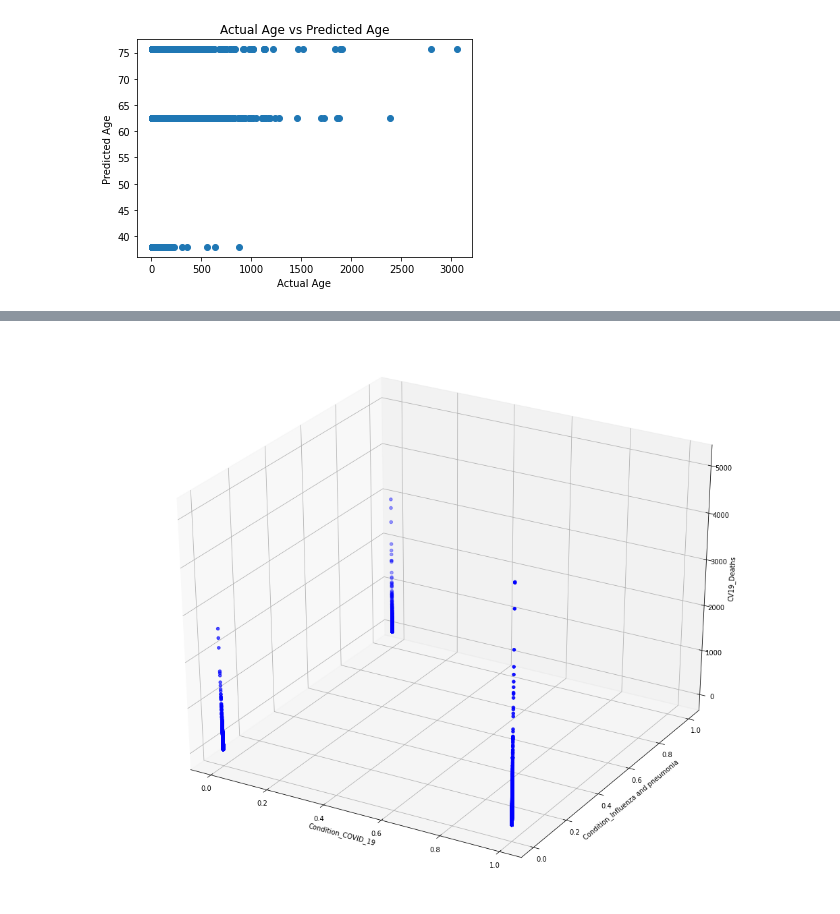
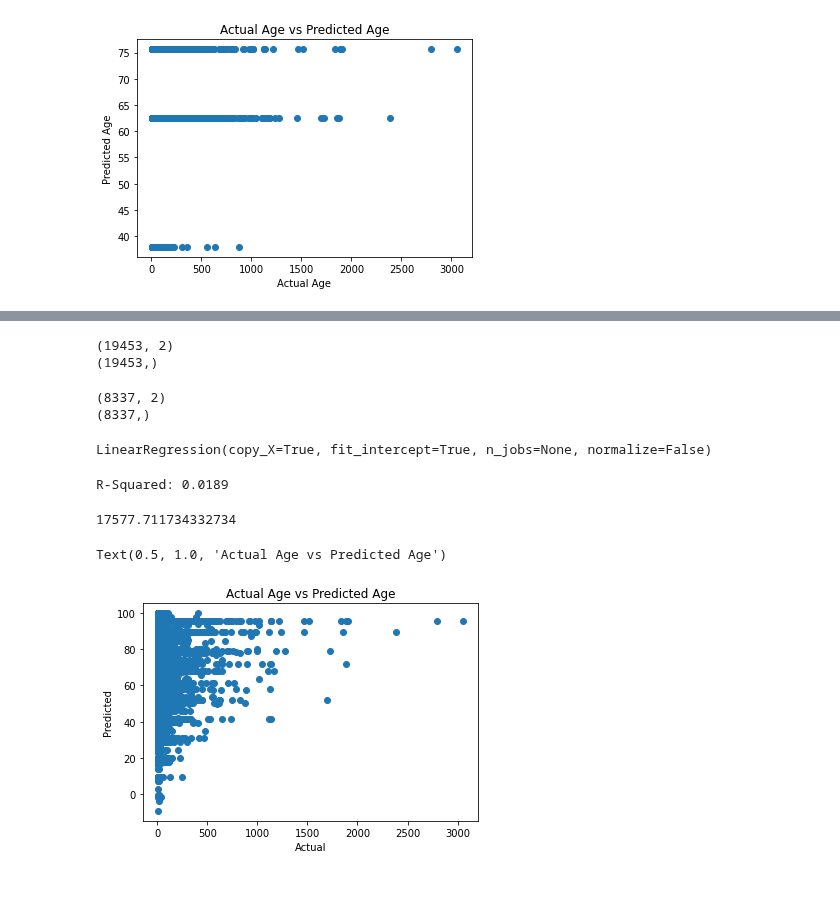
Before and after one commit to JScottLopez/github-ds, a Jupyter notebook: TIM_6500_JSLopez.ipynb, the cells around one changed output, grey strips where cells are left out. Saved outputs shown, nothing was run; the diff lists cells and outputs as text; code cells hidden in the pictures; blank space fills up the shorter version.

```diff
--- a/TIM_6500_JSLopez.ipynb
+++ b/TIM_6500_JSLopez.ipynb
@@ -424,25 +398,0 @@ Index(['CV19_Deaths', 'Condition_COVID-19',
-# %%
-#full data frame with dummy colums
-import numpy as np
-
-%matplotlib inline
-import numpy as np
-import os
-import matplotlib.pyplot as plt
-from mpl_toolkits.mplot3d import Axes3D
-
-fig = plt.figure(figsize=(18,15))
-ax = fig.add_subplot(111, projection='3d')
-
-ax.scatter(agecond['Condition_COVID-19'],
-          agecond['Condition_Influenza and pneumonia'],
-          agecond['CV19_Deaths'],
-          c='b')
-
-
-ax.set_xlabel("Condition_COVID_19")
-ax.set_ylabel("Condition_Influenza and pneumonia")
-ax.set_zlabel("CV19_Deaths")
-plt.show()
-# %% [output]
-[figure, removed]
@@ -451,0 +399,52 @@ x = pd.DataFrame(np.c_[agecond['Condition_COVID-19'], agecond['Condition_Influen
+# %%
+#Train the AgeGroup Model
+#Create DataFrames to train model
+x = pd.DataFrame(np.c_[df['AgeGroup'], df['Condition']], columns = ['AgeGroup','Condition'])
+Y = df['CV19_Deaths']
+
+from sklearn.model_selection import train_test_split
+x_train, x_test, Y_train, Y_test = train_test_split(x, Y, test_size = 0.3, random_state=5)
+
+#print train set
+print(x_train.shape)
+print(Y_train.shape)
+# %% [output]
+(19453, 2)
+(19453,)
+# %%
+#print test shape
+print(x_test.shape)
+print(Y_test.shape)
+# %% [output]
+(8337, 2)
+(8337,)
+# %%
+#train the model
+from sklearn.linear_model import LinearRegression
+
+model = LinearRegression()
+model.fit(x_train, Y_train)
+# %% [output]
+LinearRegression(copy_X=True, fit_intercept=True, n_jobs=None, normalize=False)
+# %%
+#make age prediction
+age_pred = model.predict(x_test)
+
+print('R-Squared: %.4f' % model.score(x_test,Y_test))
+# %% [output]
+R-Squared: 0.0189
+# %%
+#show actual age vs predicted age
+from sklearn.metrics import mean_squared_error
+
+mse = mean_squared_error(Y_test, age_pred)
+print(mse)
+
+plt.scatter(Y_test, age_pred)
+plt.xlabel("Actual")
+plt.ylabel("Predicted")
+plt.title("Actual Age vs Predicted Age")
+# %% [output]
+17577.711734332734
+Text(0.5, 1.0, 'Actual Age vs Predicted Age')
+[figure, added]
```
Also changed, not shown: parts of 12 cells of this notebook.
